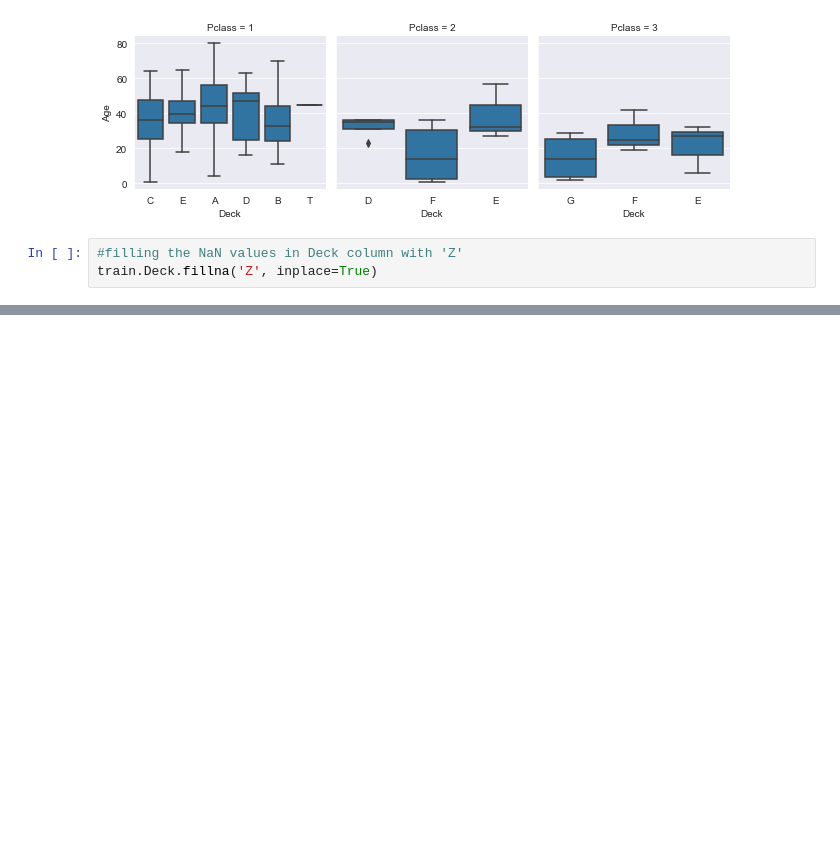
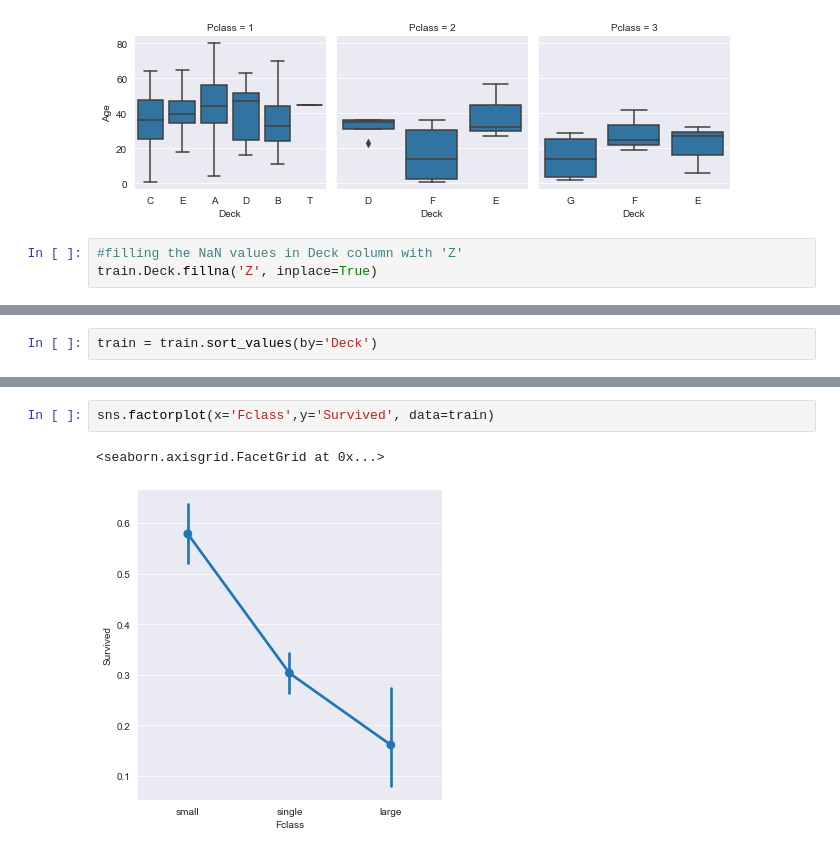
Before and after one commit to adamiqshan/end_to_end_ml, a Jupyter notebook: Titanic_end2end.ipynb, the cells around one changed output, grey strips where cells are left out. Cells and saved outputs as stored; diff of their text form; blank space fills up the shorter version.

```diff
--- a/Titanic_end2end.ipynb
+++ b/Titanic_end2end.ipynb
@@ -283,0 +284,2 @@ array(['Z', 'C', 'E', 'G', 'D', 'A', 'B', 'F', 'T'], dtype=object)
+# %%
+train = train.sort_values(by='Deck')
@@ -283,0 +320,5 @@ array(['Z', 'C', 'E', 'G', 'D', 'A', 'B', 'F', 'T'], dtype=object)
+# %%
+sns.factorplot(x='Fclass',y='Survived', data=train)
+# %% [output]
+<seaborn.axisgrid.FacetGrid at 0x...>
+[figure, added]
```
Also changed, not shown: parts of 9 cells of this notebook.
